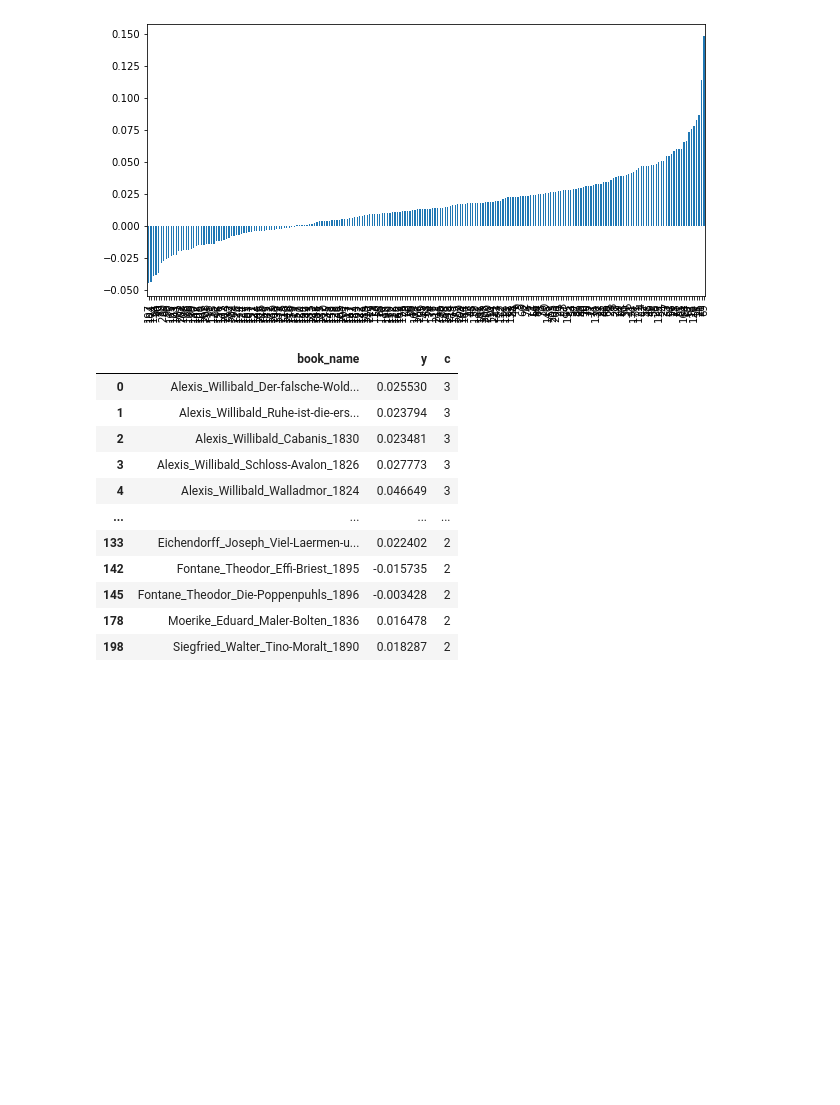
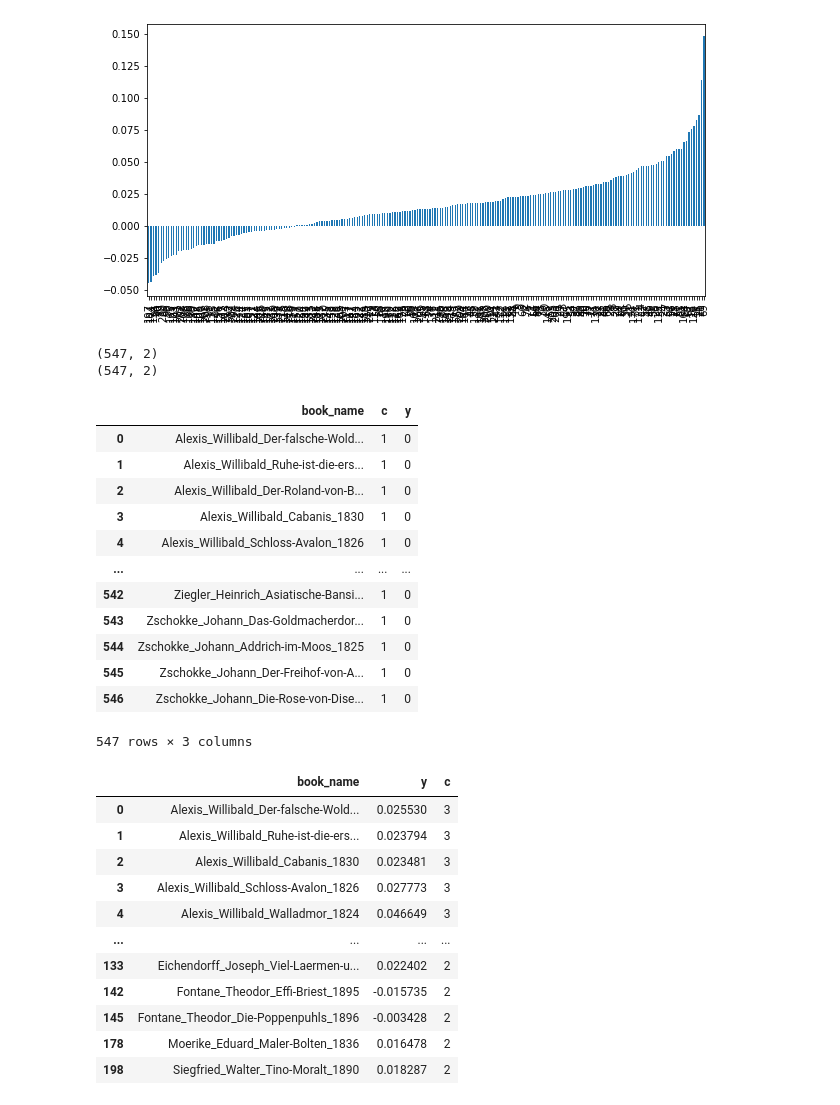
Before and after one commit to sta-a/great-unread, a Jupyter notebook: nbs/cross_validation.ipynb, the cells around one changed output. Saved outputs shown, nothing was run; the diff lists cells and outputs as text; code cells hidden in the pictures; blank space fills up the shorter version.

Commit message:
Classification for library catalogues

```diff
--- a/nbs/cross_validation.ipynb
+++ b/nbs/cross_validation.ipynb
@@ -38,6 +38,29 @@ labels = read_sentiment_scores(sentiment_dir, canonization_labels_dir, lang)
 library_scores = read_library_scores(sentiment_dir, canonization_labels_dir, lang)
 # %% [output]
 [figure]
+# %%
+print(library_scores.shape)
+library_scores = library_scores.rename(columns={"y":"c"}).drop_duplicates("book_name")
+print(library_scores.shape)
+library_scores["c"] = library_scores["c"].apply(lambda x: 1 if x!=0 else 0)
+library_scores["y"] = 0
+library_scores
+# %% [output]
+(547, 2)
+(547, 2)
+|  | book_name | c | y |
+| 0 | Alexis_Willibald_Der-falsche-Wold... | 1 | 0 |
+| 1 | Alexis_Willibald_Ruhe-ist-die-ers... | 1 | 0 |
+| 2 | Alexis_Willibald_Der-Roland-von-B... | 1 | 0 |
+| 3 | Alexis_Willibald_Cabanis_1830 | 1 | 0 |
+| 4 | Alexis_Willibald_Schloss-Avalon_1826 | 1 | 0 |
+| ... | ... | ... | ... |
+| 542 | Ziegler_Heinrich_Asiatische-Bansi... | 1 | 0 |
+| 543 | Zschokke_Johann_Das-Goldmacherdor... | 1 | 0 |
+| 544 | Zschokke_Johann_Addrich-im-Moos_1825 | 1 | 0 |
+| 545 | Zschokke_Johann_Der-Freihof-von-A... | 1 | 0 |
+| 546 | Zschokke_Johann_Die-Rose-von-Dise... | 1 | 0 |
+547 rows × 3 columns
 # %%
 labels
 # %% [output]
```
Also changed, not shown: parts of 7 cells of this notebook.
